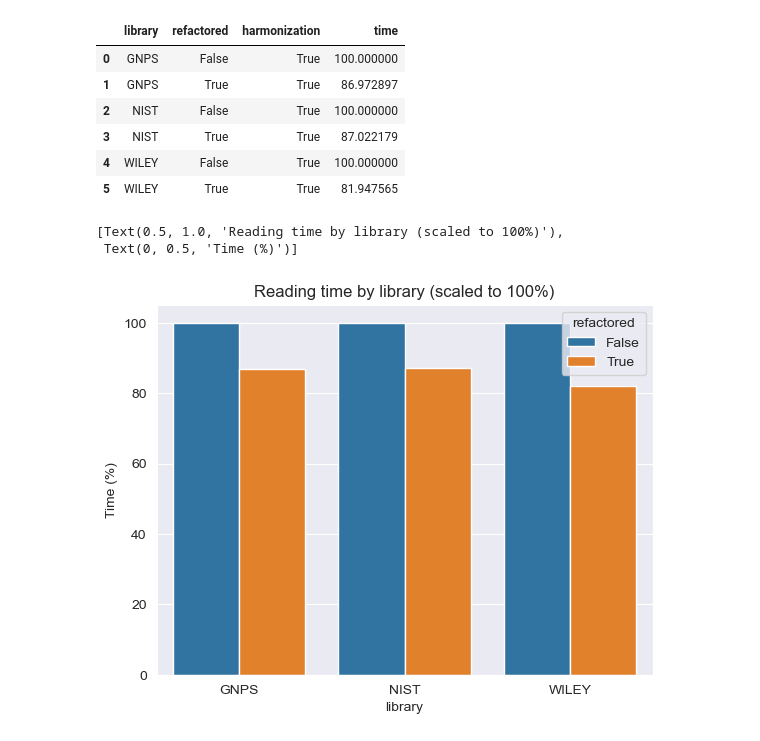
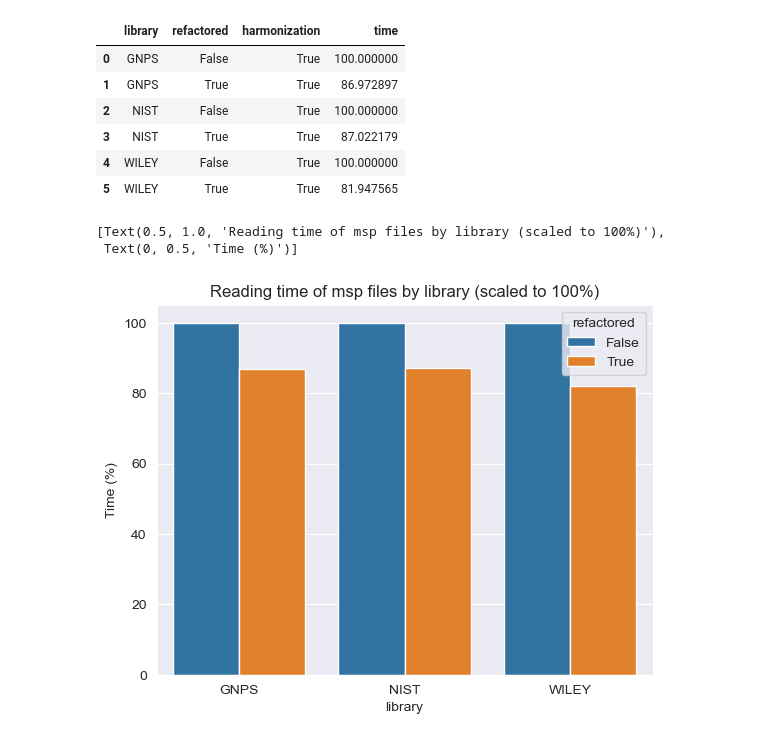
Before and after one commit to maximskoryk/matchms, a Jupyter notebook: benchmarking/profile_analysis.ipynb, the cells around one changed output. Saved outputs shown, nothing was run; the diff lists cells and outputs as text; code cells hidden in the pictures.

Commit message:
clarify title

```diff
--- a/benchmarking/profile_analysis.ipynb
+++ b/benchmarking/profile_analysis.ipynb
@@ -513,10 +513,10 @@ grouped_comparison_df
 # %%
 sns.barplot(data=grouped_comparison_df,
             x="library",
             y="time",
             hue="refactored")\
-    .set(title="Reading time by library (scaled to 100%)", ylabel="Time (%)")
+    .set(title="Reading time of msp files by library (scaled to 100%)", ylabel="Time (%)")
 # %% [output]
-[Text(0.5, 1.0, 'Reading time by library (scaled to 100%)'),
+[Text(0.5, 1.0, 'Reading time of msp files by library (scaled to 100%)'),
  Text(0, 0.5, 'Time (%)')]
-[figure, old version]
+[figure, new version]
```
